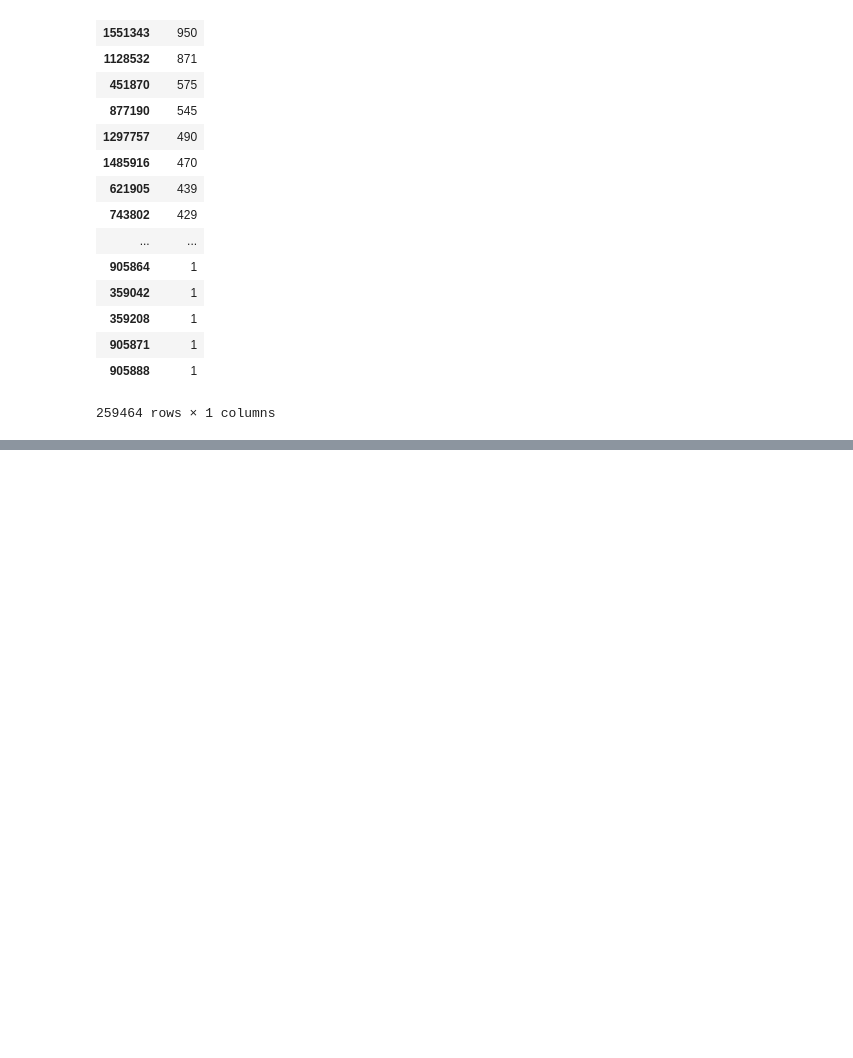
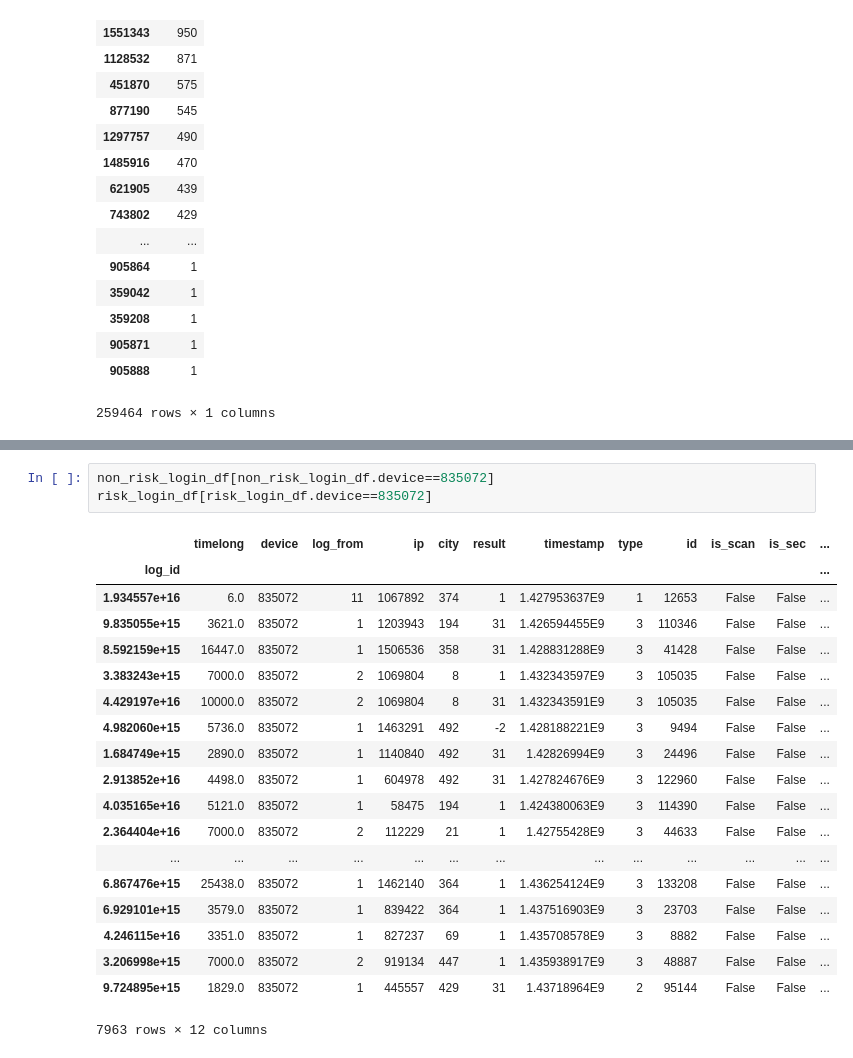
Before and after one commit to tusonggao/Kaggle_code, a Jupyter notebook: jd_contest/jd_contest.ipynb, the cells around one changed output, grey strips where cells are left out. Saved outputs shown, nothing was run; the diff lists cells and outputs as text; blank space fills up the shorter version.

```diff
--- a/jd_contest/jd_contest.ipynb
+++ b/jd_contest/jd_contest.ipynb
@@ -237,0 +292,23 @@ Name: result, dtype: int64
+# %%
+non_risk_login_df[non_risk_login_df.device==835072]
+risk_login_df[risk_login_df.device==835072]
+# %% [output]
+|  | timelong | device | log_from | ip | city | result | timestamp | type | id | is_scan | is_sec | ... |
+| log_id |  |  |  |  |  |  |  |  |  |  |  | ... |
+| 1.934557e+16 | 6.0 | 835072 | 11 | 1067892 | 374 | 1 | 1.427953637E9 | 1 | 12653 | False | False | ... |
+| 9.835055e+15 | 3621.0 | 835072 | 1 | 1203943 | 194 | 31 | 1.426594455E9 | 3 | 110346 | False | False | ... |
+| 8.592159e+15 | 16447.0 | 835072 | 1 | 1506536 | 358 | 31 | 1.428831288E9 | 3 | 41428 | False | False | ... |
+| 3.383243e+15 | 7000.0 | 835072 | 2 | 1069804 | 8 | 1 | 1.432343597E9 | 3 | 105035 | False | False | ... |
+| 4.429197e+16 | 10000.0 | 835072 | 2 | 1069804 | 8 | 31 | 1.432343591E9 | 3 | 105035 | False | False | ... |
+| 4.982060e+15 | 5736.0 | 835072 | 1 | 1463291 | 492 | -2 | 1.428188221E9 | 3 | 9494 | False | False | ... |
+| 1.684749e+15 | 2890.0 | 835072 | 1 | 1140840 | 492 | 31 | 1.42826994E9 | 3 | 24496 | False | False | ... |
+| 2.913852e+16 | 4498.0 | 835072 | 1 | 604978 | 492 | 31 | 1.427824676E9 | 3 | 122960 | False | False | ... |
+| 4.035165e+16 | 5121.0 | 835072 | 1 | 58475 | 194 | 1 | 1.424380063E9 | 3 | 114390 | False | False | ... |
+| 2.364404e+16 | 7000.0 | 835072 | 2 | 112229 | 21 | 1 | 1.42755428E9 | 3 | 44633 | False | False | ... |
+| ... | ... | ... | ... | ... | ... | ... | ... | ... | ... | ... | ... | ... |
+| 6.867476e+15 | 25438.0 | 835072 | 1 | 1462140 | 364 | 1 | 1.436254124E9 | 3 | 133208 | False | False | ... |
+| 6.929101e+15 | 3579.0 | 835072 | 1 | 839422 | 364 | 1 | 1.437516903E9 | 3 | 23703 | False | False | ... |
+| 4.246115e+16 | 3351.0 | 835072 | 1 | 827237 | 69 | 1 | 1.435708578E9 | 3 | 8882 | False | False | ... |
+| 3.206998e+15 | 7000.0 | 835072 | 2 | 919134 | 447 | 1 | 1.435938917E9 | 3 | 48887 | False | False | ... |
+| 9.724895e+15 | 1829.0 | 835072 | 1 | 445557 | 429 | 31 | 1.43718964E9 | 2 | 95144 | False | False | ... |
+7963 rows × 12 columns
```
Also changed, not shown: parts of 9 cells of this notebook.
